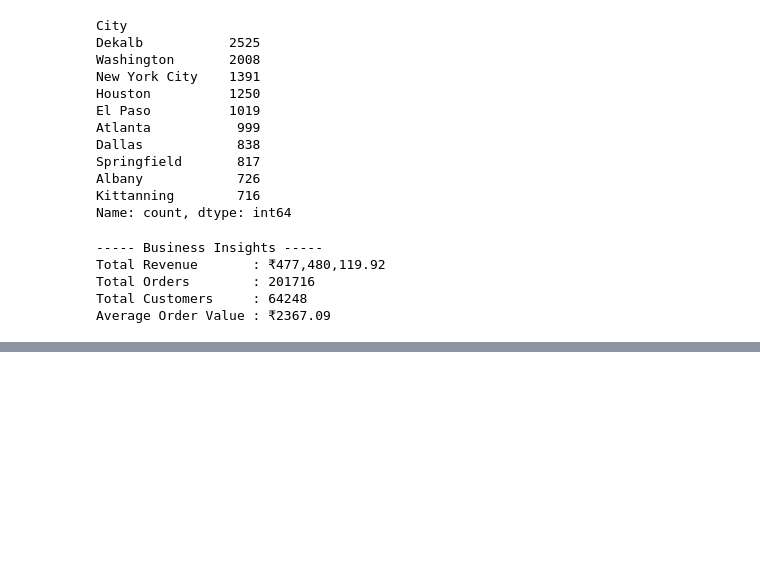
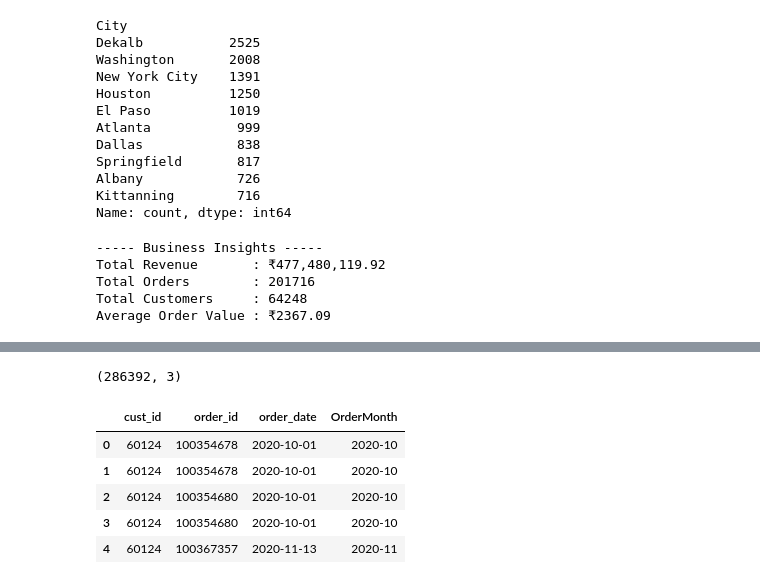
Before and after one commit to Shravani-salunke/Data-Analytics-Project2, a Jupyter notebook: notebook/eda.ipynb, the cells around one changed output, grey strips where cells are left out. Drawn from its saved outputs; the diff is of its cells as text; code cells hidden in the pictures; blank space fills up the shorter version.

```diff
--- a/notebook/eda.ipynb
+++ b/notebook/eda.ipynb
@@ -252,0 +264,18 @@ Average Order Value : ₹2367.09
+# %%
+cohort_df = cohort_df.dropna(subset=["order_date"])
+
+cohort_df.shape
+# %% [output]
+(286392, 3)
+# %%
+# Create Order Month
+cohort_df["OrderMonth"] = cohort_df["order_date"].dt.to_period("M")
+
+cohort_df.head()
+# %% [output]
+|  | cust_id | order_id | order_date | OrderMonth |
+| 0 | 60124 | 100354678 | 2020-10-01 | 2020-10 |
+| 1 | 60124 | 100354678 | 2020-10-01 | 2020-10 |
+| 2 | 60124 | 100354680 | 2020-10-01 | 2020-10 |
+| 3 | 60124 | 100354680 | 2020-10-01 | 2020-10 |
+| 4 | 60124 | 100367357 | 2020-11-13 | 2020-11 |
```
Also changed, not shown: parts of 3 cells of this notebook.
